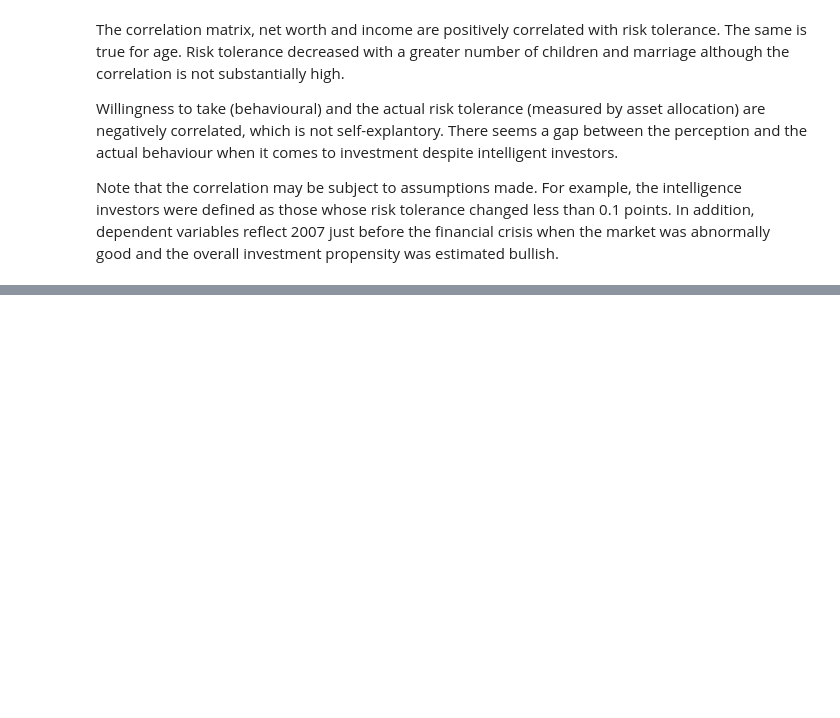
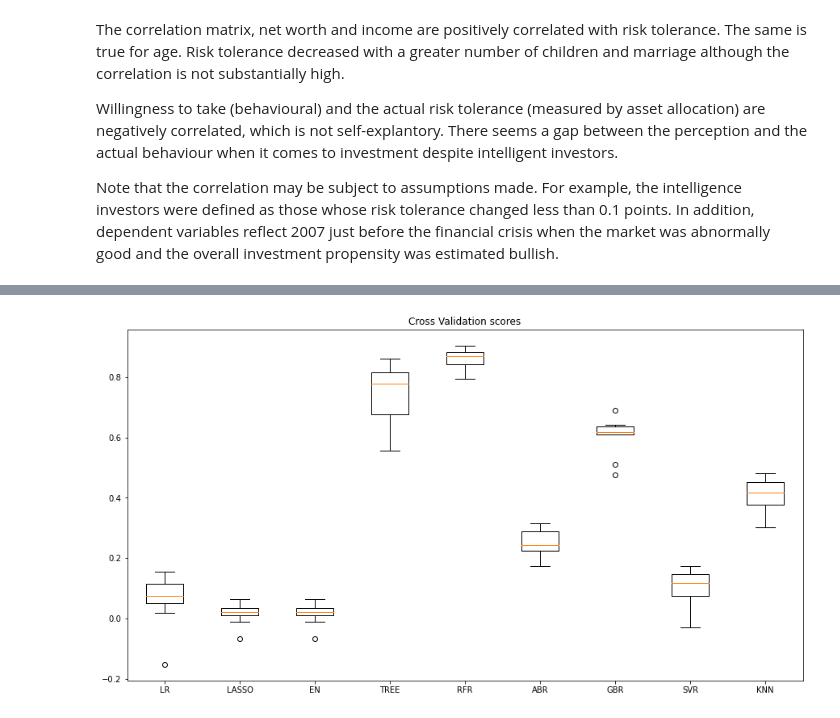
Before and after one commit to jasonsuk/stock-regression-modeling, a Jupyter notebook: proj3_advisor_risk_tolerance.ipynb, the cells around one changed output, grey strips where cells are left out. Drawn from its saved outputs; the diff is of its cells as text; code cells hidden in the pictures; blank space fills up the shorter version.

Commit message:
Project3: Modeling, parameter tuning, feature importance

```diff
--- a/proj3_advisor_risk_tolerance.ipynb
+++ b/proj3_advisor_risk_tolerance.ipynb
@@ -428,0 +471,46 @@ Note that the correlation may be subject to assumptions made. For example, the i
+# %%
+# Cross validation with KFold module
+
+# Parameters
+n_folds=10
+scoring='r2'
+
+# Result(R2 score) containers
+kfold_results = []
+train_results = []
+test_results = []
+names = []
+
+for name, model in models:
+
+    # Save model name
+    names.append(name)
+
+    # Cross validation
+    kfold = KFold(n_splits=n_folds)
+    cv_result = cross_val_score(model, X_train, y_train, cv=n_folds, scoring=scoring)
+    kfold_results.append(cv_result)
+
+    # Training the model
+    model_fitted = model.fit(X_train, y_train)
+
+    # Evaluate performance
+    train_result = mean_squared_error(y_train, model_fitted.predict(X_train))
+    test_result = mean_squared_error(y_test, model_fitted.predict(X_test))
+
+    # Save the train/test results
+    train_results.append(train_result)
+    test_results.append(test_result)
+# %%
+def show_kfold_results(scores:list, model_names:list):
+    ''' Display box plots across different models, summarising the cross validation results
+    '''
+    fig, ax = plt.subplots(figsize=(15,8))
+    plt.boxplot(scores)
+    ax.set_title('Cross Validation scores')
+    ax.set_xticklabels(model_names)
+    plt.show()
+# %%
+show_kfold_results(kfold_results, names)
+# %% [output]
+[figure, added]
```
Also changed, not shown: parts of 21 cells of this notebook.
